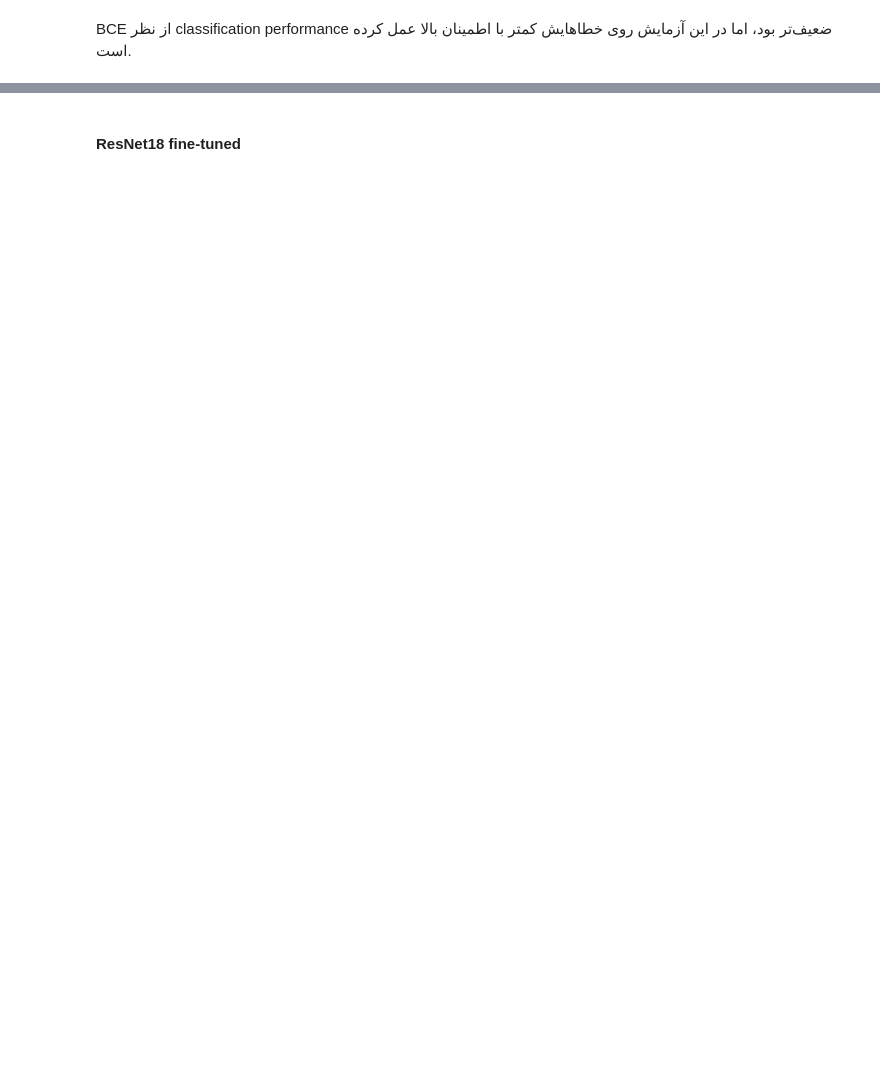
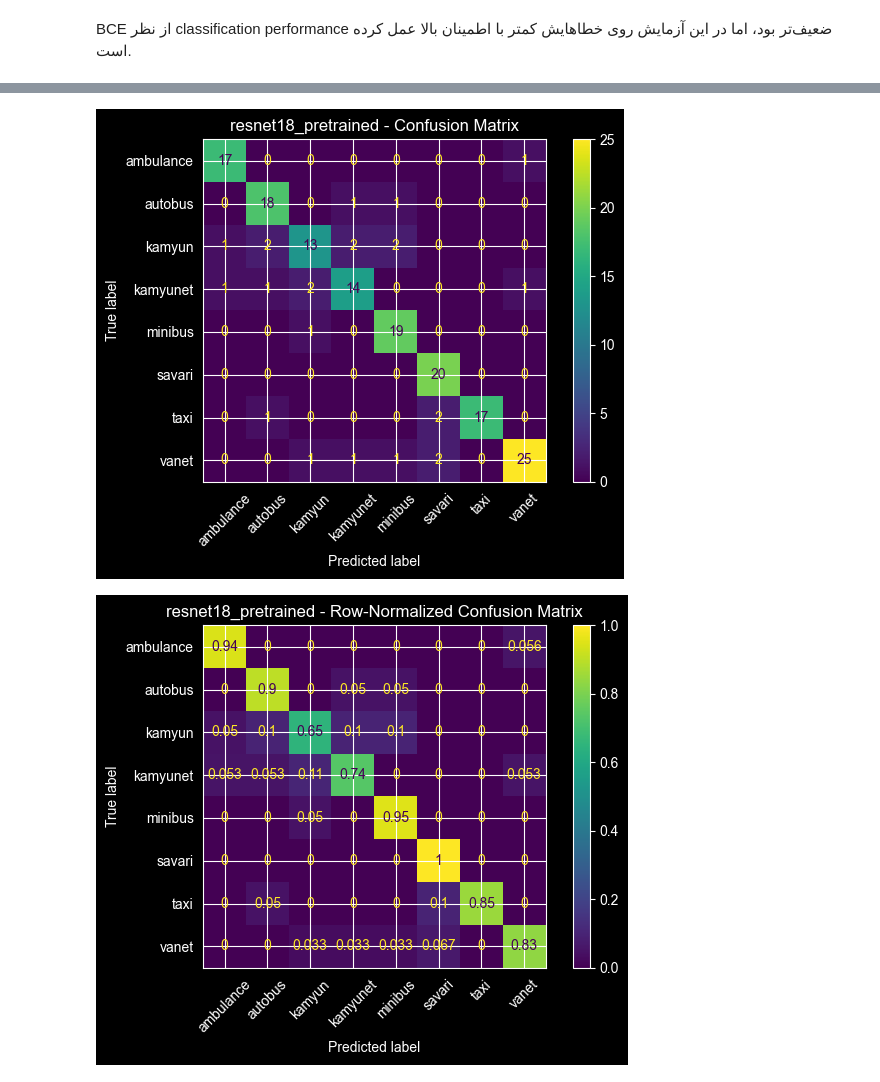
Before and after one commit to mohammad-azim-basiri/Traffic-Vehicle-Classification, a Jupyter notebook: src/evaluation.ipynb, the cells around one changed output, grey strips where cells are left out. Drawn from its saved outputs; the diff is of its cells as text; code cells hidden in the pictures; blank space fills up the shorter version.

```diff
--- a/src/evaluation.ipynb
+++ b/src/evaluation.ipynb
@@ -617,10 +941,11 @@ print_metrics(res_pre_metrics,classes)
 # %%
-cm_res_pre , cm_res_normalized_pre = plot_confusion_matrices(
+cm_res_pre , cm_res_pre = plot_confusion_matrices(
     y_true_res_pre,
     y_pred_res_pre,
     classes=classes,
     experiment_name="resnet18_pretrained",
     output_dir="../results/img",
 )
+# %% [output]
+[figure, added]
+[figure, added]
-# %% [markdown]
-#### ResNet18 fine-tuned
```
Also changed, not shown: parts of 62 cells of this notebook, 15 other files.
